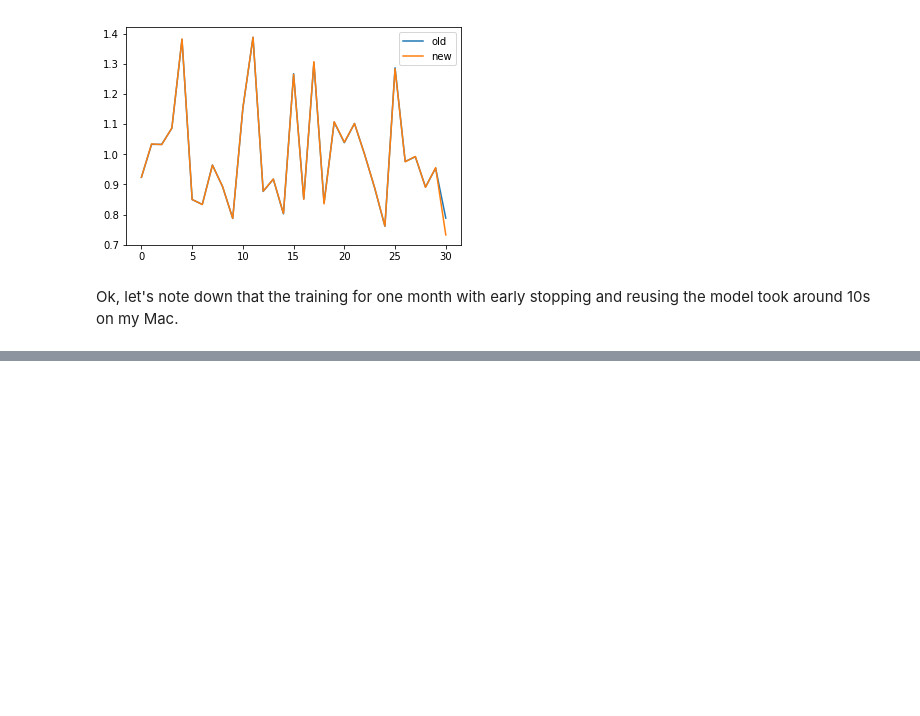
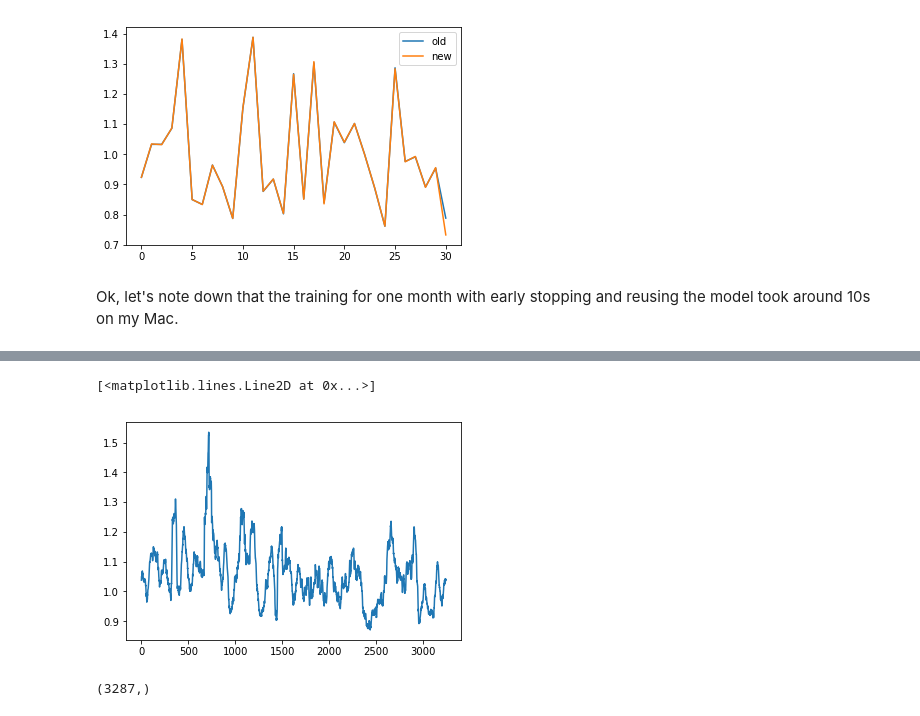
Before and after one commit to slerch/ppnn, a Jupyter notebook: nn_models/simple_network.ipynb, the cells around one changed output, grey strips where cells are left out. Drawn from its saved outputs; the diff is of its cells as text; code cells hidden in the pictures; blank space fills up the shorter version.

Commit message:
Ran experiment for the full period. Equivalent results to regular global EMOS

```diff
--- a/nn_models/simple_network.ipynb
+++ b/nn_models/simple_network.ipynb
@@ -353,3 +353,11 @@ plt.show()
 [figure]
 # %% [markdown]
 Ok, let's note down that the training for one month with early stopping and reusing the model took around 10s on my Mac.
+# %%
+# now let's train for the entire period
+date_idx_start = np.where(dates == datetime(2008, 1, 1, 0, 0))[0][0]
+date_idx_stop = np.where(dates == datetime(2016, 12, 31, 0, 0))[0][0]
+# %%
+r = run_experiment(date_idx_start, date_idx_stop, tobs_full, tfc_full,
+                    2000, 25, early_stopping_delta=0.000001,
+                    lr=0.1, reinit_model=False)
@@ -355,0 +382,15 @@ Ok, let's note down that the training for one month with early stopping and reus
+# %%
+# Plot the results
+crps_test = np.array(r[1])
+
+# Get 50 day rolling mean
+crps_smooth = np.convolve(crps_test, np.ones(50) / 50., 'valid')
+plt.plot(crps_smooth)
+# %% [output]
+[<matplotlib.lines.Line2D at 0x...>]
+[figure, added]
+# %%
+months = np.array([d.month for d in list(dates[date_idx_start:date_idx_stop])])
+months.shape
+# %% [output]
+(3287,)
```
Also changed, not shown: parts of 4 cells of this notebook.
